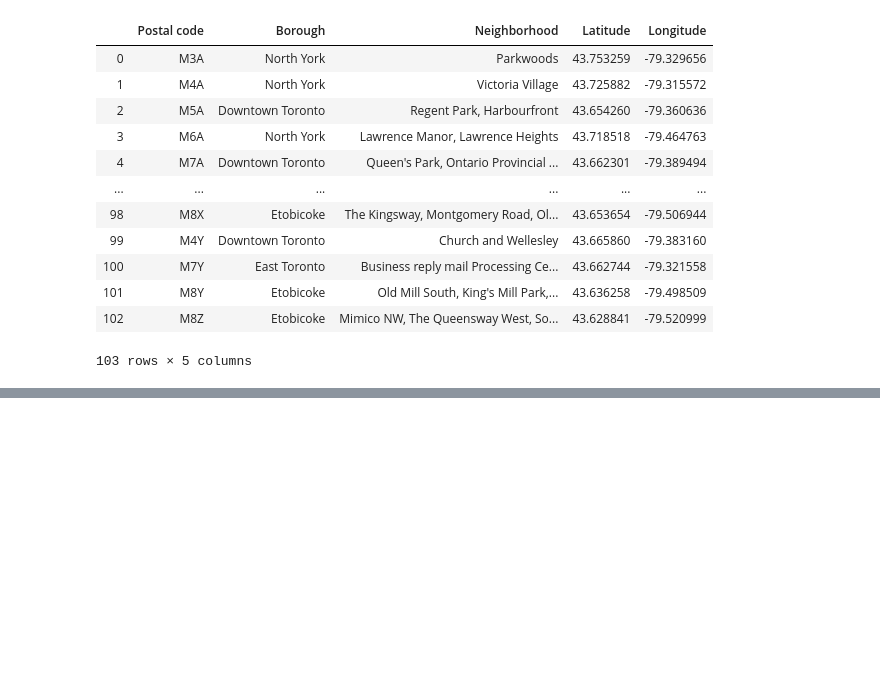
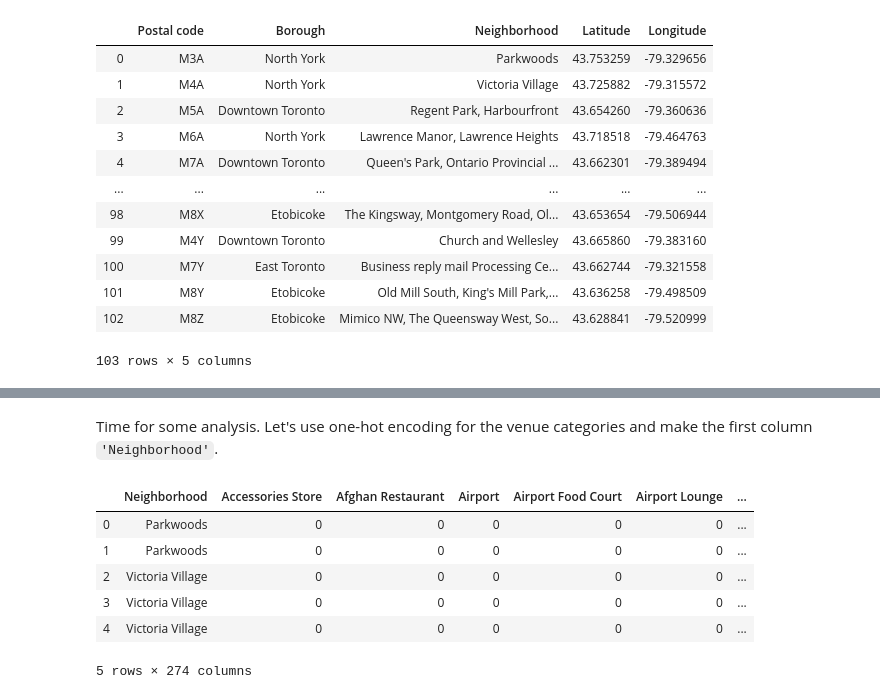
Before and after one commit to physinet/Coursera-IBM-Data-Science, a Jupyter notebook: Toronto Neighborhoods.ipynb, the cells around one changed output, grey strips where cells are left out. Cells and saved outputs as stored; diff of their text form; code cells hidden in the pictures; blank space fills up the shorter version.

```diff
--- a/Toronto Neighborhoods.ipynb
+++ b/Toronto Neighborhoods.ipynb
@@ -89,0 +99,6 @@ df
+# %%
+geolocator = Nominatim(user_agent='toronto')
+location = geolocator.geocode('Toronto, Canada')
+latitude, longitude = location.latitude, location.longitude
+
+latitude, longitude
@@ -89,0 +187,15 @@ df
+# %% [markdown]
+Time for some analysis. Let's use one-hot encoding for the venue categories and make the first column `'Neighborhood'`.
+# %%
+venues_onehot = pd.get_dummies(venues[['Venue Category']], prefix="", prefix_sep="")
+venues_onehot.drop(columns=['Neighborhood'], inplace=True)
+venues_onehot.insert(0, 'Neighborhood', venues['Neighborhood'])
+venues_onehot.head()
+# %% [output]
+|  | Neighborhood | Accessories Store | Afghan Restaurant | Airport | Airport Food Court | Airport Lounge | ... |
+| 0 | Parkwoods | 0 | 0 | 0 | 0 | 0 | ... |
+| 1 | Parkwoods | 0 | 0 | 0 | 0 | 0 | ... |
+| 2 | Victoria Village | 0 | 0 | 0 | 0 | 0 | ... |
+| 3 | Victoria Village | 0 | 0 | 0 | 0 | 0 | ... |
+| 4 | Victoria Village | 0 | 0 | 0 | 0 | 0 | ... |
+5 rows × 274 columns
```
Also changed, not shown: parts of 15 cells of this notebook.
